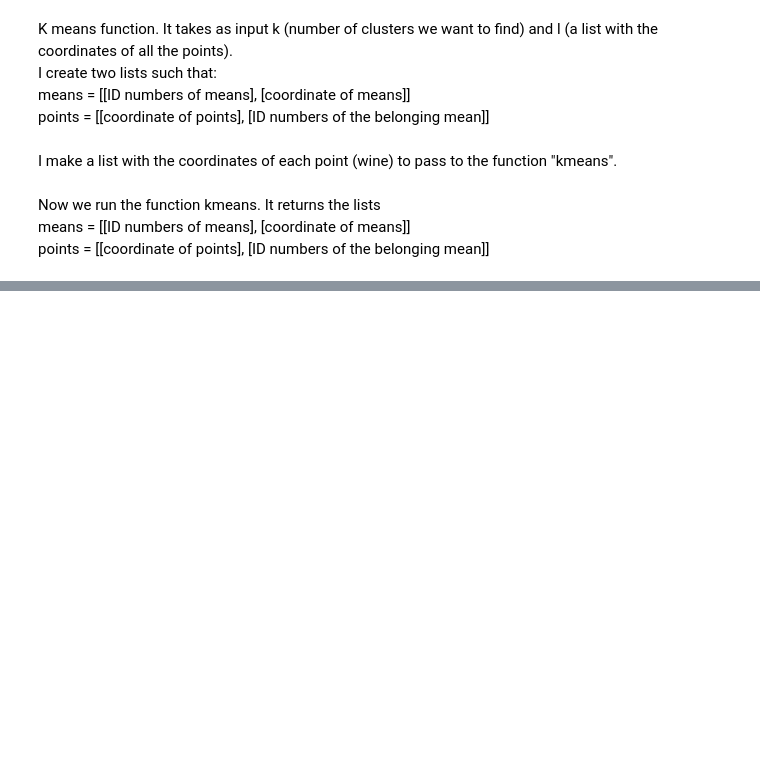
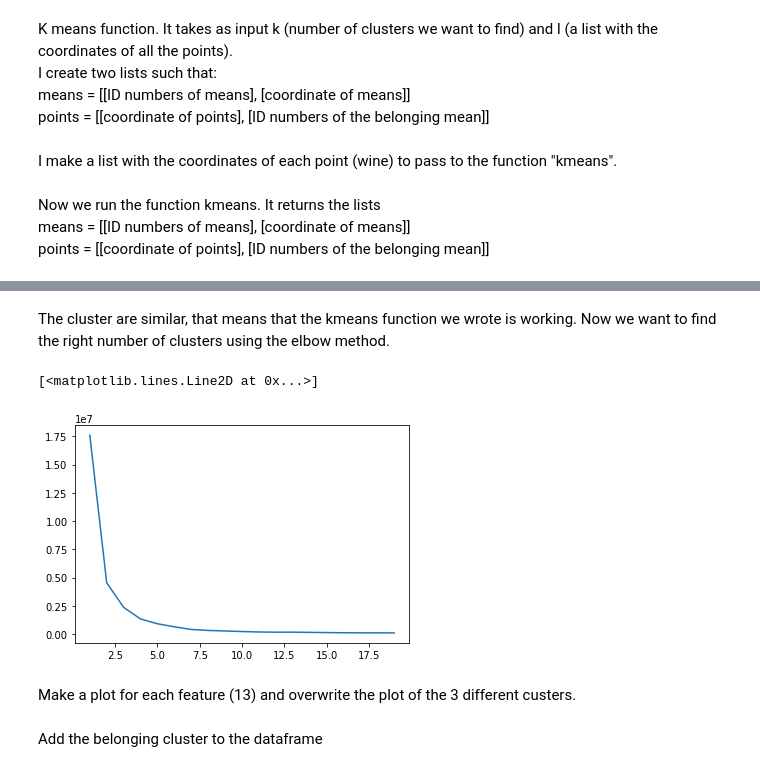
Before and after one commit to NeginAmini/HW4, a Jupyter notebook: K-means.ipynb, the cells around one changed output, grey strips where cells are left out. Saved outputs shown, nothing was run; the diff lists cells and outputs as text; code cells hidden in the pictures; blank space fills up the shorter version.

```diff
--- a/K-means.ipynb
+++ b/K-means.ipynb
@@ -59,9 +58,12 @@ def kmeans(k, l):
 I make a list with the coordinates of each point (wine) to pass to the function "kmeans".
 # %%
 l = []
-with open('wine.data') as file:
-    reader = csv.reader(file, delimiter=',')
+
+with open(r'C:\Users\emanu\Desktop\GitHub\Notes\wine.data') as file:
+    reader = csv.reader(file)
+    # Make a list to pass to the kmeans funciton
     for row in reader:
+        row.pop(0)
         row = list(map(float, row))  #make all the coordinates floats
         l.append(row)
 # %% [markdown]
@@ -90,0 +73,3 @@ kmeans(3, l)
+# %%
+N = 4
+print(kmeans(N, l)[1][1])
@@ -90,0 +82,3 @@ kmeans(3, l)
+# %%
+clustering = KMeans(n_clusters=N, init="random",  max_iter=500).fit(l)
+clustering.predict(l)
@@ -90,0 +95,10 @@ kmeans(3, l)
+# %% [markdown]
+The cluster are similar, that means that the kmeans function we wrote is working.
+Now we want to find the right number of clusters using the elbow method.
+# %%
+ine = []
+k = []
+for i in range(1,20):
+    clustering.predict(l)
+    ine.append(clustering.inertia_)
+    k.append(i)
@@ -90,0 +107,7 @@ kmeans(3, l)
+# %%
+plt.plot(k, ine)
+# %% [output]
+[<matplotlib.lines.Line2D at 0x...>]
+[figure, added]
+# %% [markdown]
+Make a plot for each feature (13) and overwrite the plot of the 3 different custers.
@@ -90,0 +121,2 @@ kmeans(3, l)
+# %% [markdown]
+Add the belonging cluster to the dataframe
```
Also changed, not shown: parts of 13 cells of this notebook.
